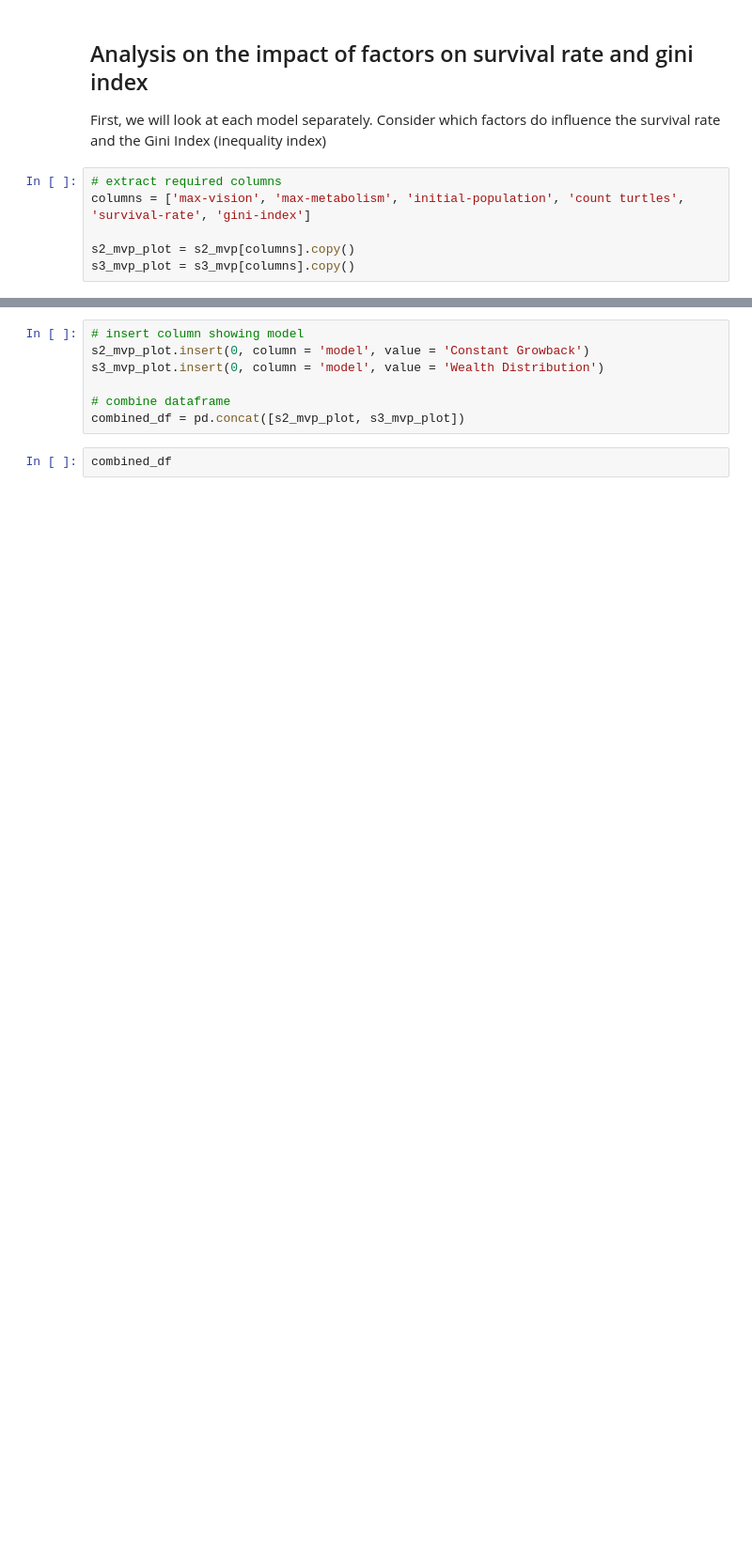
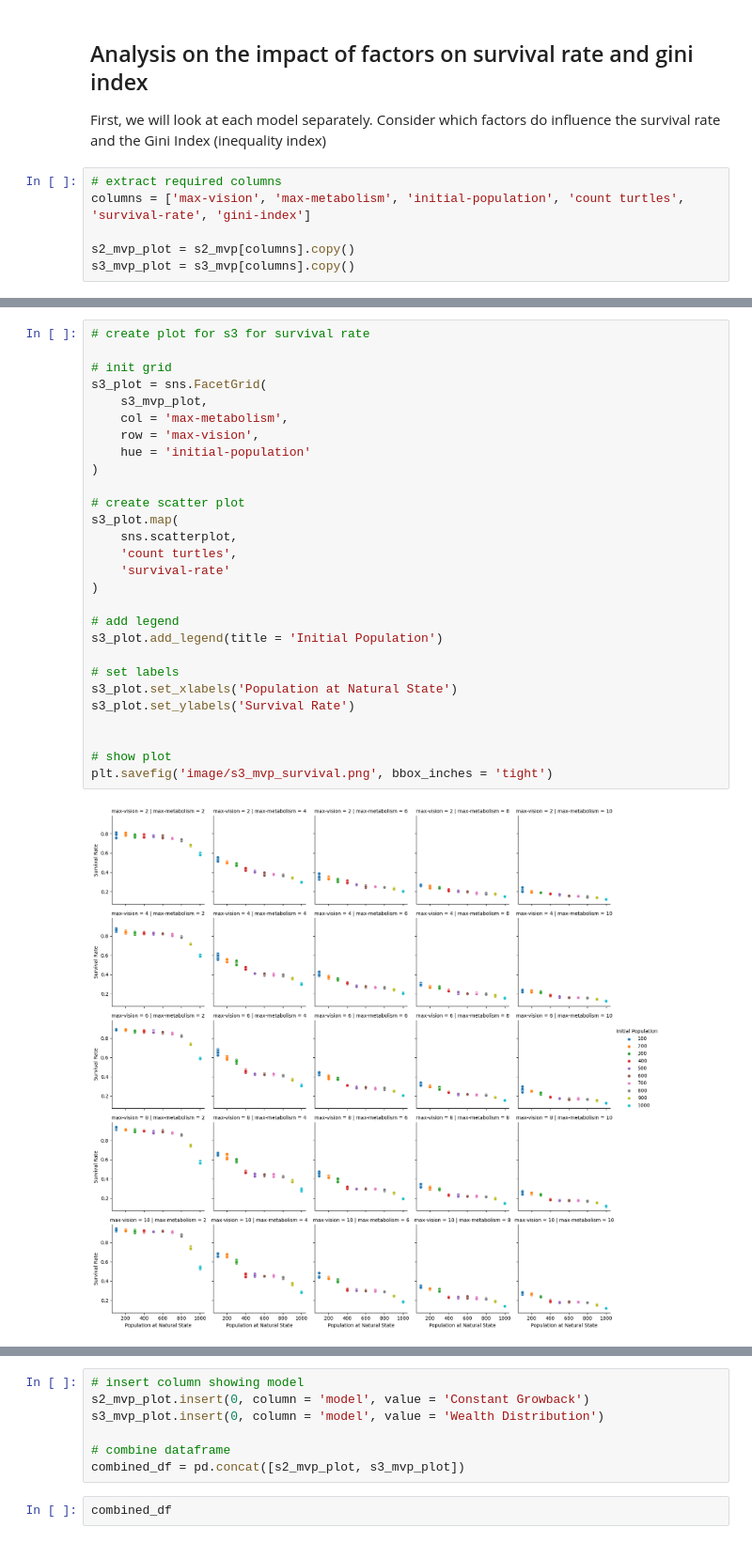
Before and after one commit to sokimura39/ABM_assessment, a Jupyter notebook: assessment_1/analysis.ipynb, the cells around one changed output, grey strips where cells are left out. Shown at 94% size. Saved outputs shown, nothing was run; the diff lists cells and outputs as text; blank space fills up the shorter version.

```diff
--- a/assessment_1/analysis.ipynb
+++ b/assessment_1/analysis.ipynb
@@ -118,0 +213,30 @@ plt.show()
+# %%
+# create plot for s3 for survival rate
+
+# init grid
+s3_plot = sns.FacetGrid(
+    s3_mvp_plot,
+    col = 'max-metabolism',
+    row = 'max-vision',
+    hue = 'initial-population'
+)
+
+# create scatter plot
+s3_plot.map(
+    sns.scatterplot,
+    'count turtles',
+    'survival-rate'
+)
+
+# add legend
+s3_plot.add_legend(title = 'Initial Population')
+
+# set labels
+s3_plot.set_xlabels('Population at Natural State')
+s3_plot.set_ylabels('Survival Rate')
+
+
+# show plot
+plt.savefig('image/s3_mvp_survival.png', bbox_inches = 'tight')
+# %% [output]
+[figure, added]
```
Also changed, not shown: parts of 21 cells of this notebook, 11 other files.
